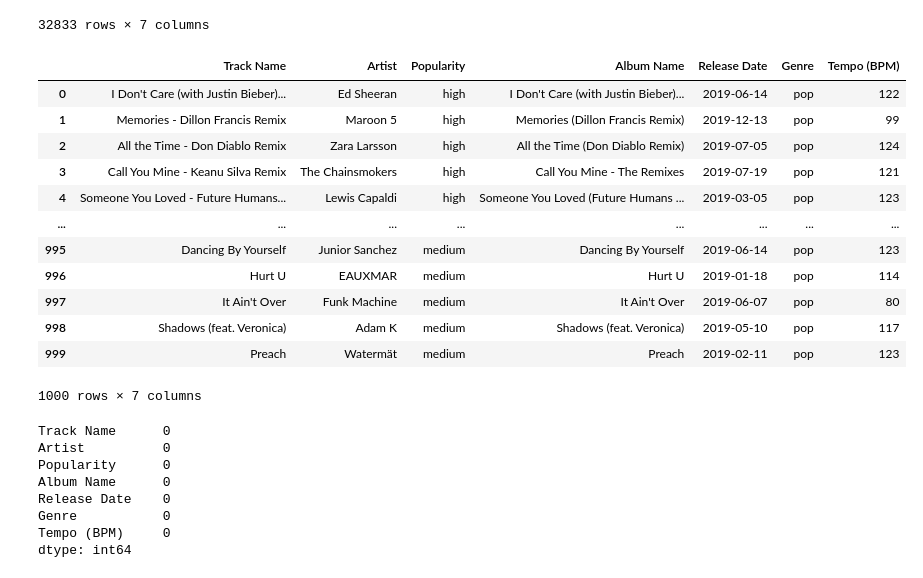
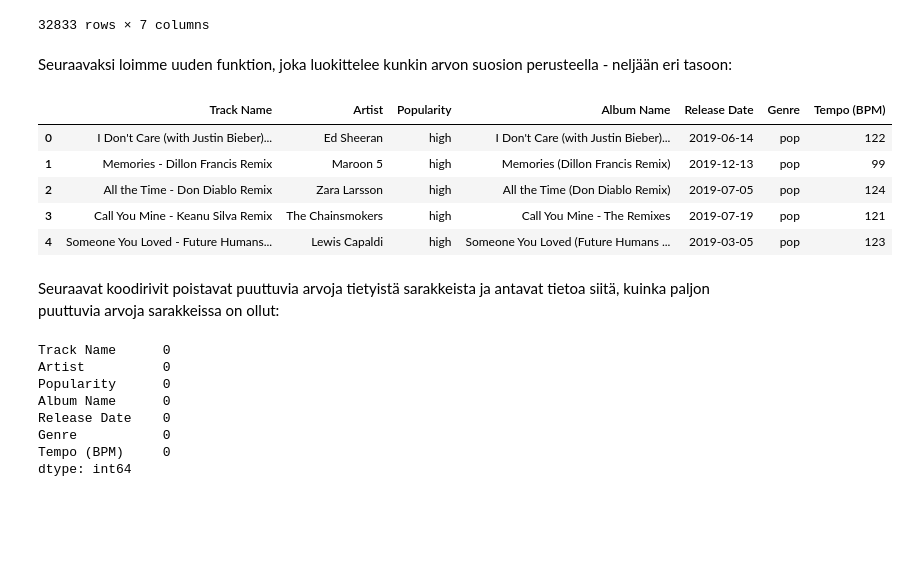
Before and after one commit to koskinenj/Analysoinnin__projekti, a Jupyter notebook: Project NEW.ipynb, the cells around one changed output. Saved outputs shown, nothing was run; the diff lists cells and outputs as text; code cells hidden in the pictures; blank space fills up the shorter version.

```diff
--- a/Project NEW.ipynb
+++ b/Project NEW.ipynb
@@ -83,4 +113,6 @@ spotify.sort_values("Popularity", ascending=False)
 | 11326 | The Back Seat Of My Car | Paul McCartney | 0 | Wingspan (UK Version) | 2001-05-07 | rock | 163 |
 | 26651 | You Know I'm No Good | Amy Winehouse | 0 | Back To Black (US Clean Version) | 2006 | r&b | 103 |
 32833 rows × 7 columns
+# %% [markdown]
+Seuraavaksi loimme uuden funktion, joka luokittelee kunkin arvon suosion perusteella - neljään eri tasoon:
 # %%
@@ -97,18 +130,13 @@ def categorize_popularity(Popularity):
 spotify['Popularity'] = spotify['Popularity'].apply(categorize_popularity)
 # %%
-spotify.head(1000)
+spotify.head()
 # %% [output]
 |  | Track Name | Artist | Popularity | Album Name | Release Date | Genre | Tempo (BPM) |
 | 0 | I Don't Care (with Justin Bieber)... | Ed Sheeran | high | I Don't Care (with Justin Bieber)... | 2019-06-14 | pop | 122 |
 | 1 | Memories - Dillon Francis Remix | Maroon 5 | high | Memories (Dillon Francis Remix) | 2019-12-13 | pop | 99 |
 | 2 | All the Time - Don Diablo Remix | Zara Larsson | high | All the Time (Don Diablo Remix) | 2019-07-05 | pop | 124 |
 | 3 | Call You Mine - Keanu Silva Remix | The Chainsmokers | high | Call You Mine - The Remixes | 2019-07-19 | pop | 121 |
 | 4 | Someone You Loved - Future Humans... | Lewis Capaldi | high | Someone You Loved (Future Humans ... | 2019-03-05 | pop | 123 |
-| ... | ... | ... | ... | ... | ... | ... | ... |
-| 995 | Dancing By Yourself | Junior Sanchez | medium | Dancing By Yourself | 2019-06-14 | pop | 123 |
-| 996 | Hurt U | EAUXMAR | medium | Hurt U | 2019-01-18 | pop | 114 |
-| 997 | It Ain't Over | Funk Machine | medium | It Ain't Over | 2019-06-07 | pop | 80 |
-| 998 | Shadows (feat. Veronica) | Adam K | medium | Shadows (feat. Veronica) | 2019-05-10 | pop | 117 |
-| 999 | Preach | Watermät | medium | Preach | 2019-02-11 | pop | 123 |
-1000 rows × 7 columns
+# %% [markdown]
+Seuraavat koodirivit poistavat puuttuvia arvoja tietyistä sarakkeista ja antavat tietoa siitä, kuinka paljon puuttuvia arvoja sarakkeissa on ollut:
 # %%
```
Also changed, not shown: parts of 27 cells of this notebook.
